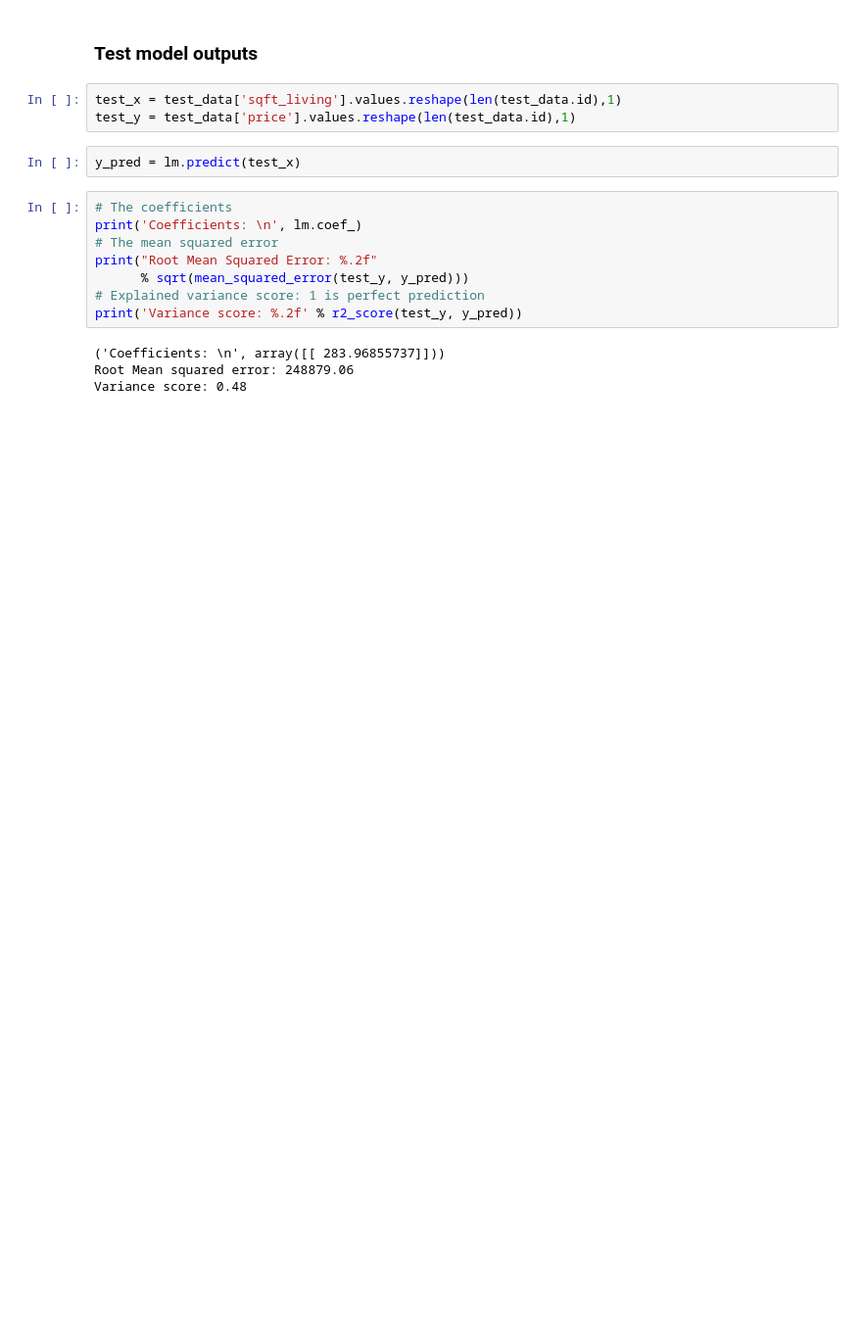
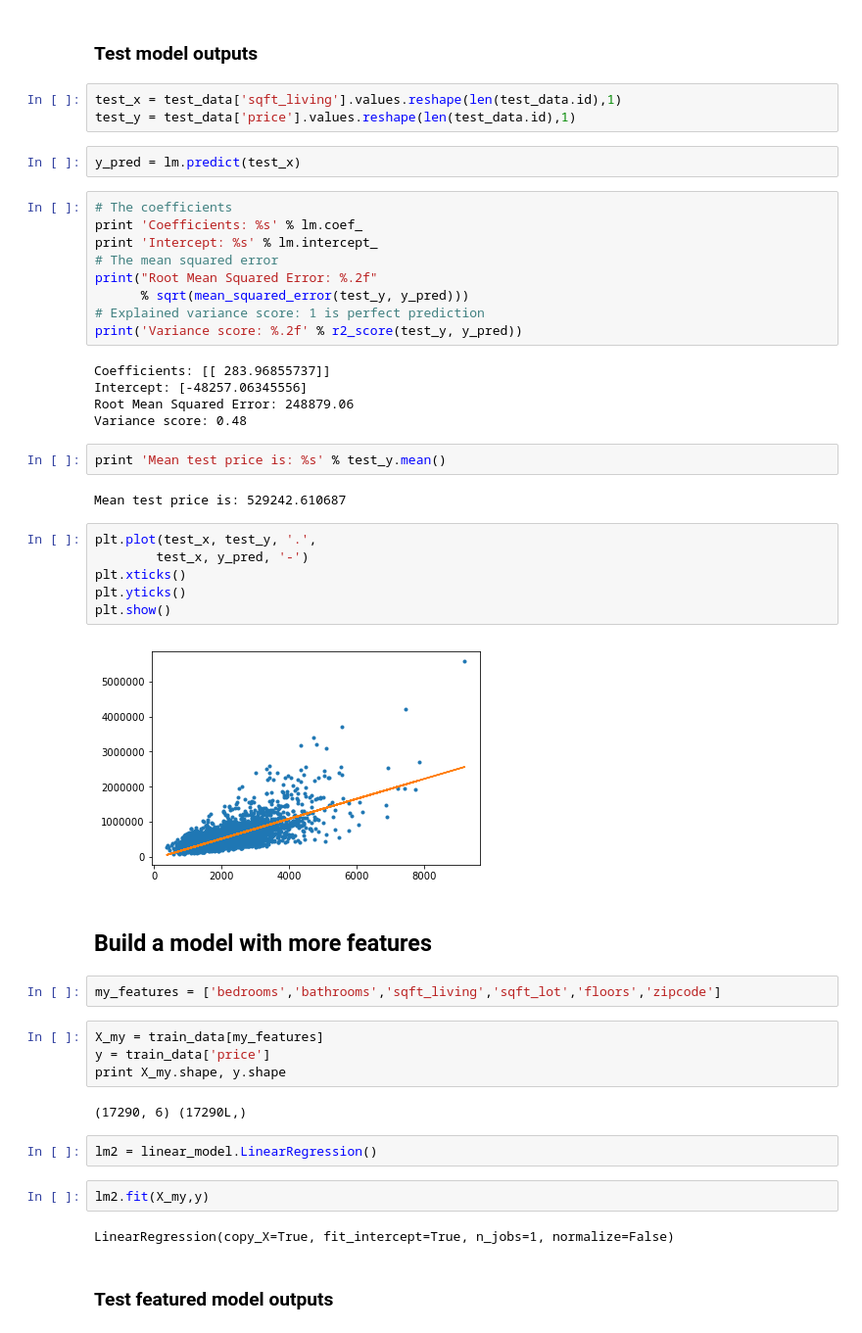
Before and after one commit to mavricek/coursera_ml, a Jupyter notebook: Course1/Wk2/Predicting House Prices with sklearn & pandas.ipynb, the cells around one changed output. Shown at 98% size. Drawn from its saved outputs; the diff is of its cells as text; blank space fills up the shorter version.

```diff
--- a/Course1/Wk2/Predicting House Prices with sklearn & pandas.ipynb
+++ b/Course1/Wk2/Predicting House Prices with sklearn & pandas.ipynb
@@ -66,13 +60,45 @@ test_y = test_data['price'].values.reshape(len(test_data.id),1)
 y_pred = lm.predict(test_x)
 # %%
 # The coefficients
-print('Coefficients: \n', lm.coef_)
+print 'Coefficients: %s' % lm.coef_
+print 'Intercept: %s' % lm.intercept_
 # The mean squared error
 print("Root Mean Squared Error: %.2f"
       % sqrt(mean_squared_error(test_y, y_pred)))
 # Explained variance score: 1 is perfect prediction
 print('Variance score: %.2f' % r2_score(test_y, y_pred))
 # %% [output]
-('Coefficients: \n', array([[ 283.96855737]]))
-Root Mean squared error: 248879.06
+Coefficients: [[ 283.96855737]]
+Intercept: [-48257.06345556]
+Root Mean Squared Error: 248879.06
 Variance score: 0.48
+# %%
+print 'Mean test price is: %s' % test_y.mean()
+# %% [output]
+Mean test price is: 529242.610687
+# %%
+plt.plot(test_x, test_y, '.',
+        test_x, y_pred, '-')
+plt.xticks()
+plt.yticks()
+plt.show()
+# %% [output]
+[figure, added]
+# %% [markdown]
+## Build a model with more features
+# %%
+my_features = ['bedrooms','bathrooms','sqft_living','sqft_lot','floors','zipcode']
+# %%
+X_my = train_data[my_features]
+y = train_data['price']
+print X_my.shape, y.shape
+# %% [output]
+(17290, 6) (17290L,)
+# %%
+lm2 = linear_model.LinearRegression()
+# %%
+lm2.fit(X_my,y)
+# %% [output]
+LinearRegression(copy_X=True, fit_intercept=True, n_jobs=1, normalize=False)
+# %% [markdown]
+### Test featured model outputs
```
Also changed, not shown: parts of 22 cells of this notebook.
